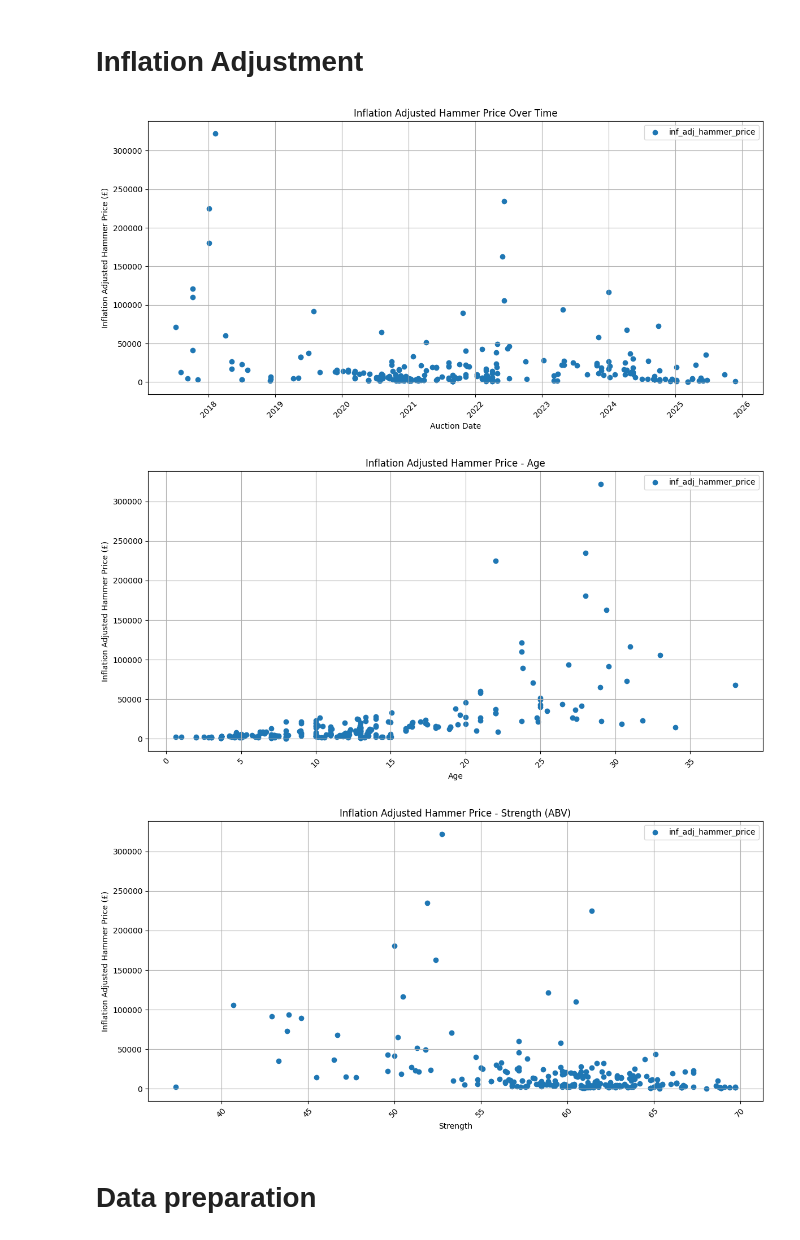
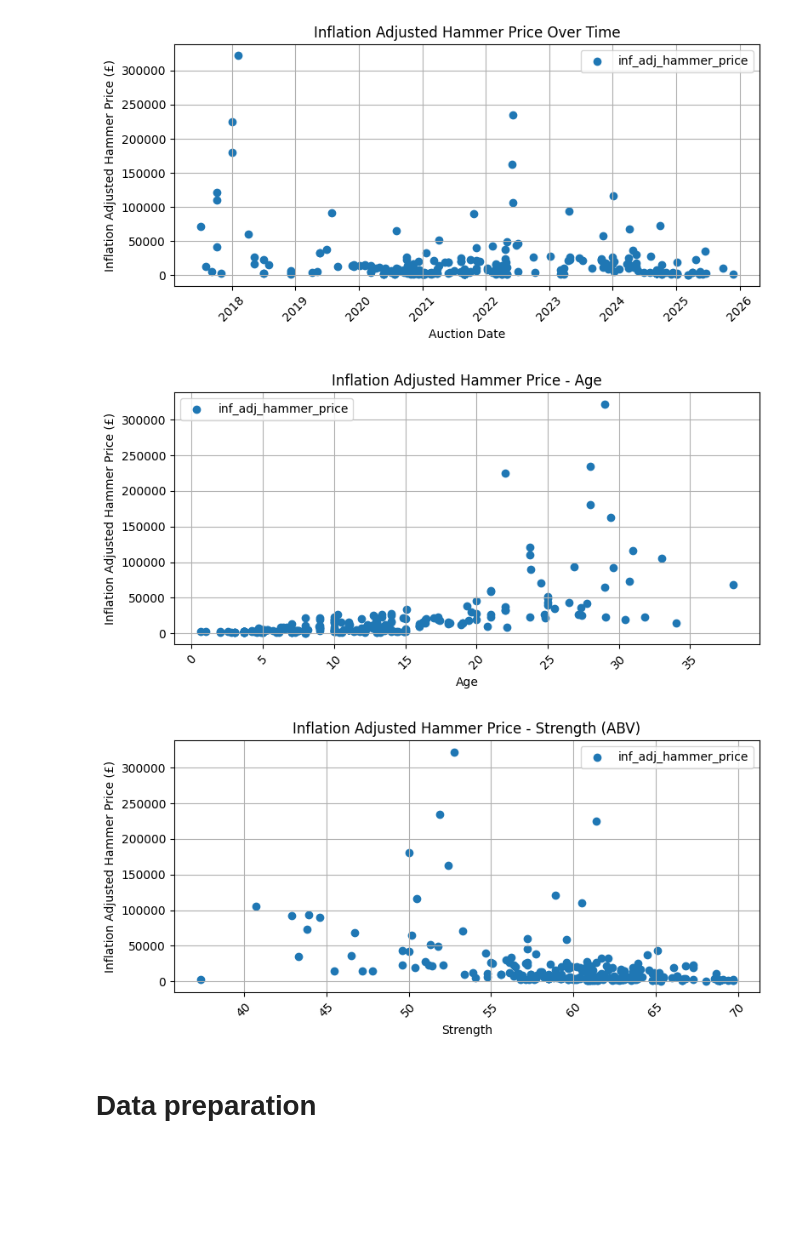
Before and after one commit to joaopaivaa/Cask-Worth, a Jupyter notebook: model.ipynb, the cells around one changed output. Cells and saved outputs as stored; diff of their text form; code cells hidden in the pictures; blank space fills up the shorter version.

```diff
--- a/model.ipynb
+++ b/model.ipynb
@@ -19,8 +19,6 @@ from sklearn.preprocessing import StandardScaler
 # %%
 df = pd.read_csv("C:\\Users\\joaov\\Documents\\Whisky Casks ETL\\gold\\casks_database__casks_valuation.csv")
 # df
-# %% [markdown]
-# Inflation Adjustment
 # %%
 # Transforms date columns to datetime format
 
@@ -32,20 +30,20 @@ df['auction_date'] = pd.to_datetime(df['auction_date'], format='%Y-%m-%d')
 df.sort_values('auction_date', ascending=False, inplace=True)
 df.reset_index(drop=True, inplace=True)
 # %%
-plt.figure(figsize=(12, 6))
+plt.figure(figsize=(8, 4))
 plt.scatter(df['auction_date'], df['inf_adj_hammer_price'], label='inf_adj_hammer_price', marker='o')
 plt.title('Inflation Adjusted Hammer Price Over Time')
 plt.xlabel('Auction Date')
 plt.ylabel('Inflation Adjusted Hammer Price (£)')
 plt.xticks(rotation=45)
 plt.grid()
 plt.legend()
 plt.tight_layout()
 plt.show()
 # %% [output]
-[figure, old version]
+[figure, new version]
 # %%
-plt.figure(figsize=(12, 6))
+plt.figure(figsize=(8, 4))
 plt.scatter(df['age'], df['inf_adj_hammer_price'], label='inf_adj_hammer_price', marker='o')
 plt.title('Inflation Adjusted Hammer Price - Age')
 plt.xlabel('Age')
@@ -56,9 +54,9 @@ plt.legend()
 plt.tight_layout()
 plt.show()
 # %% [output]
-[figure, old version]
+[figure, new version]
 # %%
-plt.figure(figsize=(12, 6))
+plt.figure(figsize=(8, 4))
 plt.scatter(df['strength'], df['inf_adj_hammer_price'], label='inf_adj_hammer_price', marker='o')
 plt.title('Inflation Adjusted Hammer Price - Strength (ABV)')
 plt.xlabel('Strength')
@@ -69,7 +67,7 @@ plt.legend()
 plt.tight_layout()
 plt.show()
 # %% [output]
-[figure, old version]
+[figure, new version]
 # %% [markdown]
 # Data preparation
 # %%
```
Also changed, not shown: parts of 183 cells of this notebook, 1 other file.
